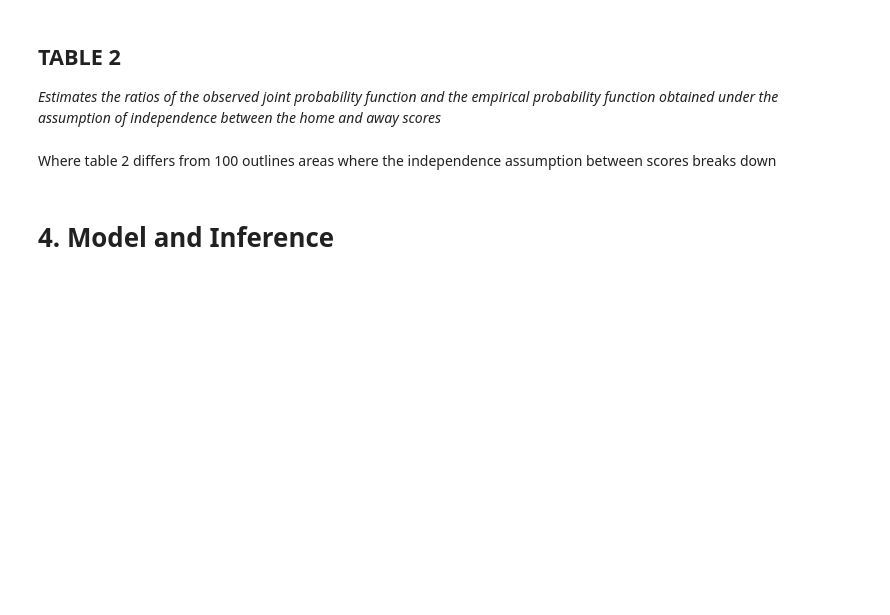
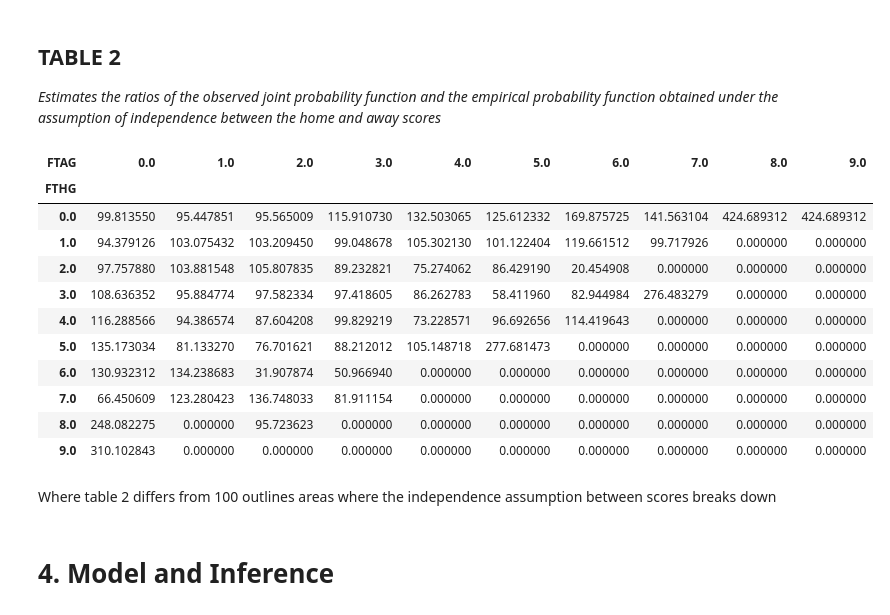
Before and after one commit to BenCooperGit/Mathematical-Modelling-Football-Outcomes, a Jupyter notebook: Dixon-Coles/DixonColes - Goals.ipynb, the cells around one changed output. Drawn from its saved outputs; the diff is of its cells as text; code cells hidden in the pictures; blank space fills up the shorter version.

```diff
--- a/Dixon-Coles/DixonColes - Goals.ipynb
+++ b/Dixon-Coles/DixonColes - Goals.ipynb
@@ -52,4 +58,11 @@ goalsCrosstable.style.background_gradient(cmap="RdYlGn")
 ## TABLE 2
 *Estimates the ratios of the observed joint probability function and the empirical probability function obtained under the assumption of independence between the home and away scores*
 # %%
-independenceCrosstable = goalsCrosstable.copy()
+# Marginal home goals
+f_H_i = goals_crosstable.sum(axis=1)
+
+# Marginal away goals
+f_A_j = goals_crosstable.sum(axis=0)
+
+# Probabilities if independent
+independent_crosstable = f_H_i.apply(lambda r: r * f_A_j)
@@ -66,6 +69,19 @@ independentCrosstable = f_H_i.apply(lambda r: r*f_A_j)
 # %%
-independenceTestCrosstable = (independenceCrosstable/independentCrosstable)*100
-independenceTestCrosstable
+independence_test_crosstable = (goals_crosstable/independent_crosstable) * 100
+independence_test_crosstable
+# %% [output]
+| FTAG | 0.0 | 1.0 | 2.0 | 3.0 | 4.0 | 5.0 | 6.0 | 7.0 | 8.0 | 9.0 |
+| FTHG |  |  |  |  |  |  |  |  |  |  |
+| 0.0 | 99.813550 | 95.447851 | 95.565009 | 115.910730 | 132.503065 | 125.612332 | 169.875725 | 141.563104 | 424.689312 | 424.689312 |
+| 1.0 | 94.379126 | 103.075432 | 103.209450 | 99.048678 | 105.302130 | 101.122404 | 119.661512 | 99.717926 | 0.000000 | 0.000000 |
+| 2.0 | 97.757880 | 103.881548 | 105.807835 | 89.232821 | 75.274062 | 86.429190 | 20.454908 | 0.000000 | 0.000000 | 0.000000 |
+| 3.0 | 108.636352 | 95.884774 | 97.582334 | 97.418605 | 86.262783 | 58.411960 | 82.944984 | 276.483279 | 0.000000 | 0.000000 |
+| 4.0 | 116.288566 | 94.386574 | 87.604208 | 99.829219 | 73.228571 | 96.692656 | 114.419643 | 0.000000 | 0.000000 | 0.000000 |
+| 5.0 | 135.173034 | 81.133270 | 76.701621 | 88.212012 | 105.148718 | 277.681473 | 0.000000 | 0.000000 | 0.000000 | 0.000000 |
+| 6.0 | 130.932312 | 134.238683 | 31.907874 | 50.966940 | 0.000000 | 0.000000 | 0.000000 | 0.000000 | 0.000000 | 0.000000 |
+| 7.0 | 66.450609 | 123.280423 | 136.748033 | 81.911154 | 0.000000 | 0.000000 | 0.000000 | 0.000000 | 0.000000 | 0.000000 |
+| 8.0 | 248.082275 | 0.000000 | 95.723623 | 0.000000 | 0.000000 | 0.000000 | 0.000000 | 0.000000 | 0.000000 | 0.000000 |
+| 9.0 | 310.102843 | 0.000000 | 0.000000 | 0.000000 | 0.000000 | 0.000000 | 0.000000 | 0.000000 | 0.000000 | 0.000000 |
 # %% [markdown]
 Where table 2 differs from 100 outlines areas where the independence assumption between scores breaks down
 # %% [markdown]
```
Also changed, not shown: parts of 22 cells of this notebook.
